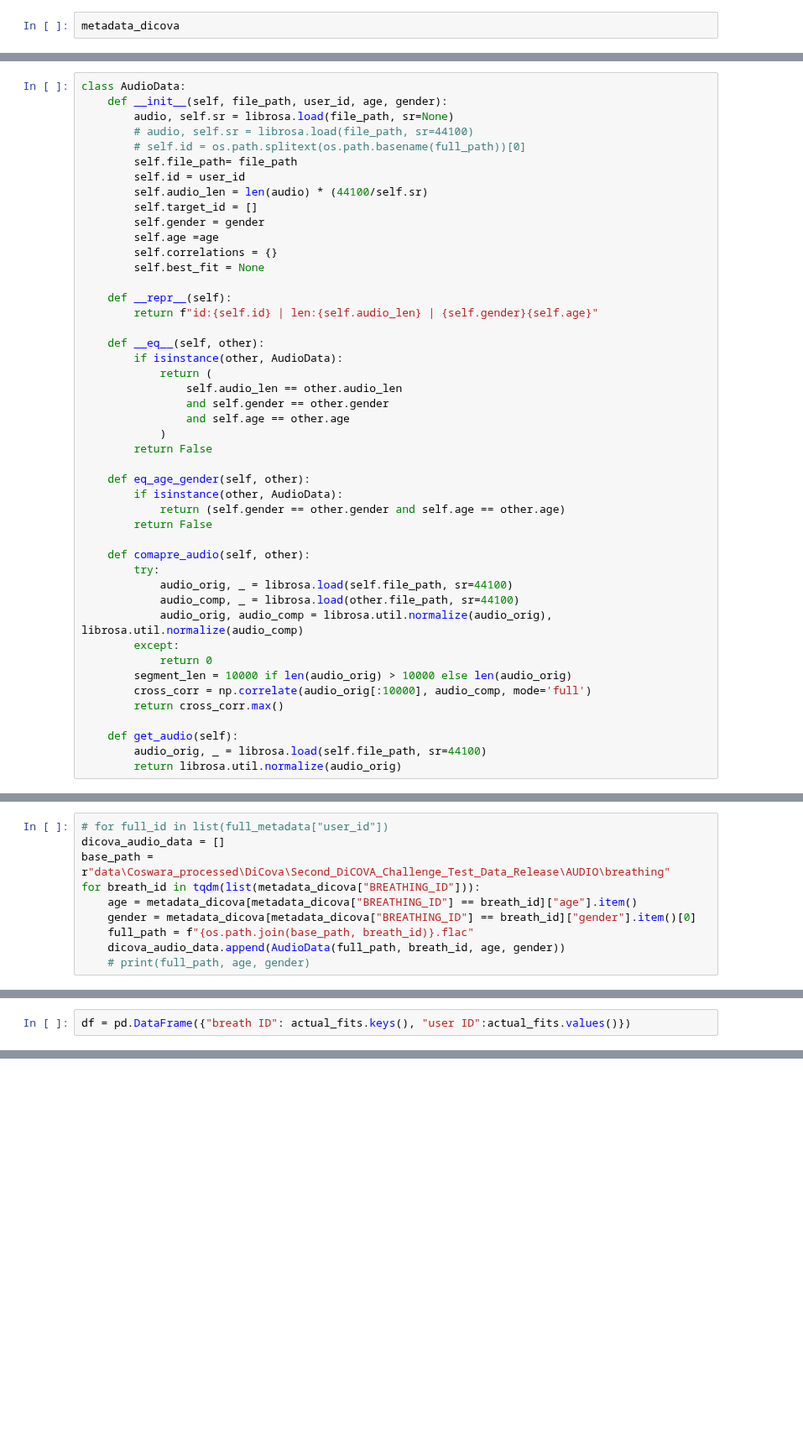
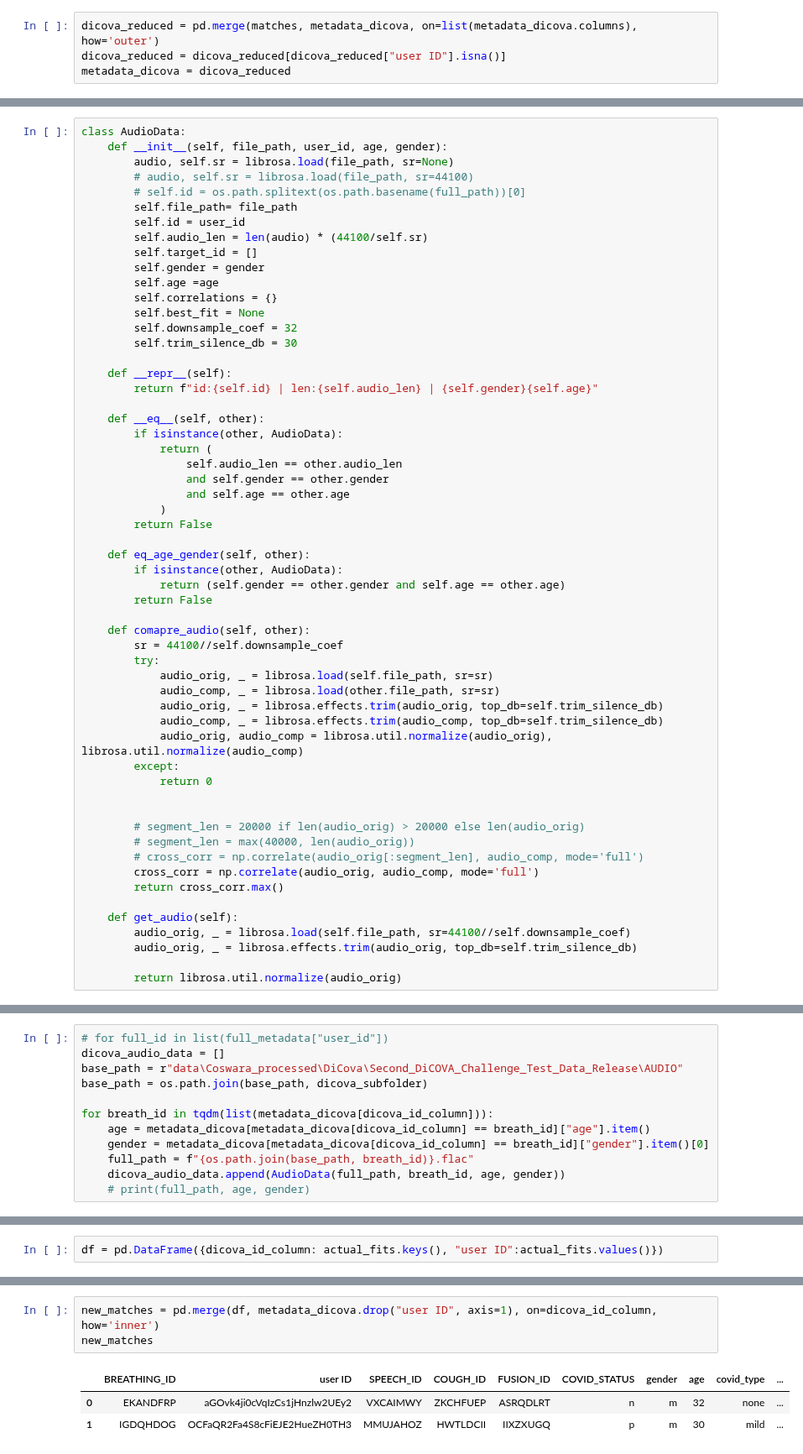
Before and after one commit to MichaelReiter94/acoustic_covid_detection, a Jupyter notebook: python/Jupyter_Notebooks/extract_dicova_testset_ids.ipynb, the cells around one changed output, grey strips where cells are left out. Shown at 84% size. Drawn from its saved outputs; the diff is of its cells as text; blank space fills up the shorter version.

Commit message:
fully extract DiCova IDs

```diff
--- a/python/Jupyter_Notebooks/extract_dicova_testset_ids.ipynb
+++ b/python/Jupyter_Notebooks/extract_dicova_testset_ids.ipynb
@@ -25,2 +25,4 @@ Index(['BREATHING_ID', 'COUGH_ID', 'SPEECH_ID', 'FUSION_ID', 'COVID_STATUS',
 # %%
-metadata_dicova
+dicova_reduced = pd.merge(matches, metadata_dicova, on=list(metadata_dicova.columns), how='outer')
+dicova_reduced = dicova_reduced[dicova_reduced["user ID"].isna()]
+metadata_dicova = dicova_reduced
@@ -52,6 +43,8 @@ class AudioData:
         self.age =age
         self.correlations = {}
         self.best_fit = None
+        self.downsample_coef = 32
+        self.trim_silence_db = 30
 
     def __repr__(self):
         return f"id:{self.id} | len:{self.audio_len} | {self.gender}{self.age}"
@@ -71,16 +64,25 @@ class AudioData:
         return False
 
     def comapre_audio(self, other):
+        sr = 44100//self.downsample_coef
         try:
-            audio_orig, _ = librosa.load(self.file_path, sr=44100)
-            audio_comp, _ = librosa.load(other.file_path, sr=44100)
+            audio_orig, _ = librosa.load(self.file_path, sr=sr)
+            audio_comp, _ = librosa.load(other.file_path, sr=sr)
+            audio_orig, _ = librosa.effects.trim(audio_orig, top_db=self.trim_silence_db)
+            audio_comp, _ = librosa.effects.trim(audio_comp, top_db=self.trim_silence_db)
             audio_orig, audio_comp = librosa.util.normalize(audio_orig), librosa.util.normalize(audio_comp)
         except:
             return 0
-        segment_len = 10000 if len(audio_orig) > 10000 else len(audio_orig)
-        cross_corr = np.correlate(audio_orig[:10000], audio_comp, mode='full')
+
+
+        # segment_len = 20000 if len(audio_orig) > 20000 else len(audio_orig)
+        # segment_len = max(40000, len(audio_orig))
+        # cross_corr = np.correlate(audio_orig[:segment_len], audio_comp, mode='full')
+        cross_corr = np.correlate(audio_orig, audio_comp, mode='full')
         return cross_corr.max()
 
     def get_audio(self):
-        audio_orig, _ = librosa.load(self.file_path, sr=44100)
+        audio_orig, _ = librosa.load(self.file_path, sr=44100//self.downsample_coef)
+        audio_orig, _ = librosa.effects.trim(audio_orig, top_db=self.trim_silence_db)
+
         return librosa.util.normalize(audio_orig)
@@ -87,10 +100,12 @@ class AudioData:
 # %%
 # for full_id in list(full_metadata["user_id"])
 dicova_audio_data = []
-base_path = r"data\Coswara_processed\DiCova\Second_DiCOVA_Challenge_Test_Data_Release\AUDIO\breathing"
-for breath_id in tqdm(list(metadata_dicova["BREATHING_ID"])):
-    age = metadata_dicova[metadata_dicova["BREATHING_ID"] == breath_id]["age"].item()
-    gender = metadata_dicova[metadata_dicova["BREATHING_ID"] == breath_id]["gender"].item()[0]
+base_path = r"data\Coswara_processed\DiCova\Second_DiCOVA_Challenge_Test_Data_Release\AUDIO"
+base_path = os.path.join(base_path, dicova_subfolder)
+
+for breath_id in tqdm(list(metadata_dicova[dicova_id_column])):
+    age = metadata_dicova[metadata_dicova[dicova_id_column] == breath_id]["age"].item()
+    gender = metadata_dicova[metadata_dicova[dicova_id_column] == breath_id]["gender"].item()[0]
     full_path = f"{os.path.join(base_path, breath_id)}.flac"
     dicova_audio_data.append(AudioData(full_path, breath_id, age, gender))
     # print(full_path, age, gender)
@@ -178,2 +225,2 @@ import csv
 # %%
-df = pd.DataFrame({"breath ID": actual_fits.keys(), "user ID":actual_fits.values()})
+df = pd.DataFrame({dicova_id_column: actual_fits.keys(), "user ID":actual_fits.values()})
@@ -179,0 +241,7 @@ df = pd.DataFrame({"breath ID": actual_fits.keys(), "user ID":actual_fits.values
+# %%
+new_matches = pd.merge(df, metadata_dicova.drop("user ID", axis=1), on=dicova_id_column, how='inner')
+new_matches
+# %% [output]
+|  | BREATHING_ID | user ID | SPEECH_ID | COUGH_ID | FUSION_ID | COVID_STATUS | gender | age | covid_type | ... |
+| 0 | EKANDFRP | aGOvk4ji0cVqIzCs1jHnzlw2UEy2 | VXCAIMWY | ZKCHFUEP | ASRQDLRT | n | m | 32 | none | ... |
+| 1 | IGDQHDOG | OCFaQR2Fa4S8cFiEJE2HueZH0TH3 | MMUJAHOZ | HWTLDCII | IIXZXUGQ | p | m | 30 | mild | ... |
```
Also changed, not shown: parts of 54 cells of this notebook, 2 other files.
